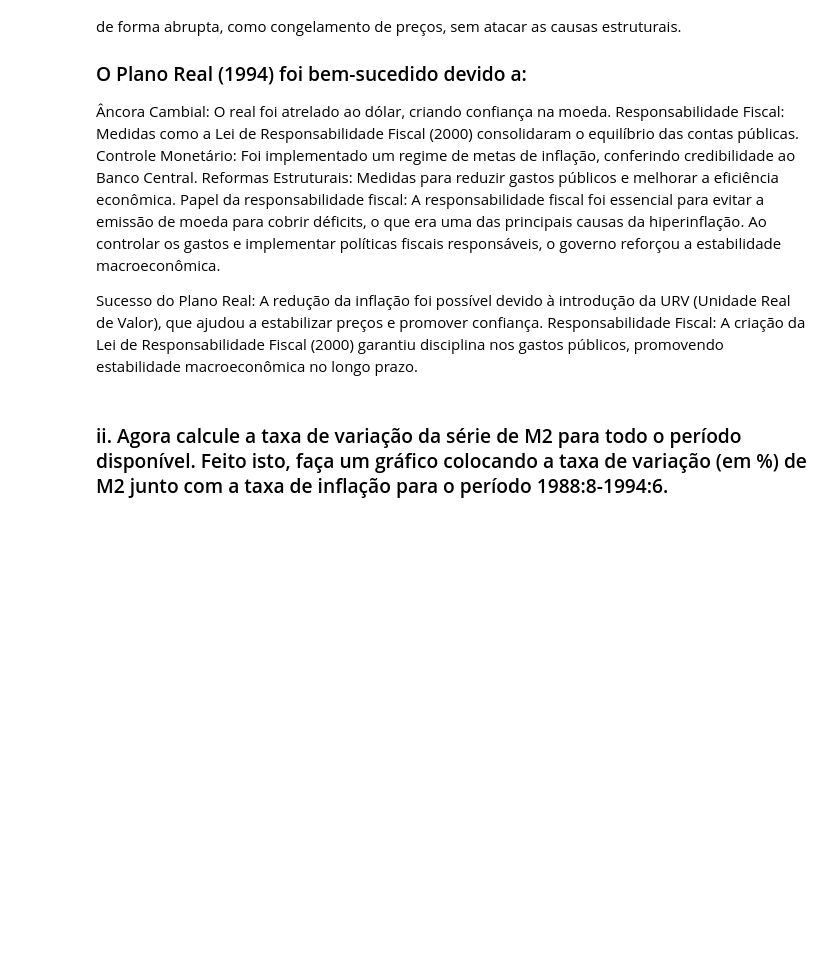
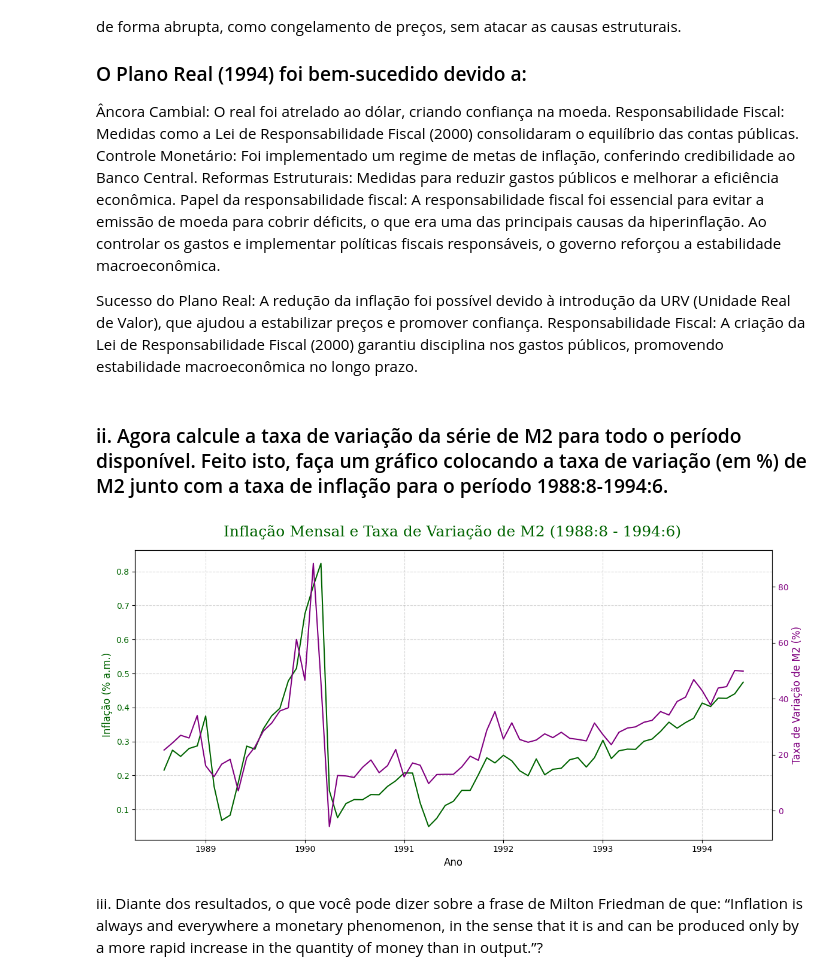
Before and after one commit to meduardajustino/Macroeconomia1, a Jupyter notebook: Lista 1/Questão 3/Questão_3.ipynb, the cells around one changed output. Saved outputs shown, nothing was run; the diff lists cells and outputs as text; code cells hidden in the pictures; blank space fills up the shorter version.

```diff
--- a/Lista 1/Questão 3/Questão_3.ipynb
+++ b/Lista 1/Questão 3/Questão_3.ipynb
@@ -57,3 +79,5 @@ ipca_1994_em_diante = ipca[ipca['Data'] >= '1994-07-01']
+# %%
+ipca['IPCA (% a.m.)'] = ipca['IPCA (% a.m.)']/100
 # %%
 plt.figure(figsize=(12, 6))
 plt.plot(ipca['Data'], ipca['IPCA (% a.m.)'], label='Inflação Mensal', color='darkgreen')
@@ -139,3 +165,40 @@ Sucesso do Plano Real: A redução da inflação foi possível devido à introdu
 Responsabilidade Fiscal: A criação da Lei de Responsabilidade Fiscal (2000) garantiu disciplina nos gastos públicos, promovendo estabilidade macroeconômica no longo prazo.
 # %% [markdown]
 ### ii. Agora calcule a taxa de variação da série de M2 para todo o período disponível. Feito isto, faça um gráfico colocando a taxa de variação (em %) de M2 junto com a taxa de inflação para o período 1988:8-1994:6.
+# %%
+# Taxa de variação de M2
+m2_milhoes['Taxa_Variacao_M2'] = m2_milhoes['M2'].pct_change() * 100
+# %%
+# Filtrando o período (1988:8 até 1994:6) para inflação e M2
+periodo_inicio = pd.Timestamp('1988-08-01')
+periodo_fim = pd.Timestamp('1994-06-01')
+
+ipca_periodo = ipca[(ipca['Data'] >= periodo_inicio) & (ipca['Data'] <= periodo_fim)]
+m2_milhoes_periodo = m2_milhoes[(m2_milhoes['Data'] >= periodo_inicio) & (m2_milhoes['Data'] <= periodo_fim)]
+# %%
+fig, ax1 = plt.subplots(figsize=(12, 6))
+
+# eixo - IPCA
+ax1.plot(ipca_periodo['Data'], ipca_periodo['IPCA (% a.m.)'], color='darkgreen', label='Inflação Mensal')
+ax1.set_xlabel('Ano', fontsize=12)
+ax1.set_ylabel('Inflação (% a.m.)', color='darkgreen', fontsize=12)
+ax1.tick_params(axis='y', labelcolor='darkgreen')
+ax1.grid(True, linestyle='--', alpha=0.5)
+
+# eixo - Taxa de variação de M2
+ax2 = ax1.twinx()
+ax2.plot(m2_milhoes_periodo['Data'], m2_milhoes_periodo['Taxa_Variacao_M2'], color='purple', label='Taxa de Variação de M2')
+ax2.set_ylabel('Taxa de Variação de M2 (%)', color='purple', fontsize=12)
+ax2.tick_params(axis='y', labelcolor='purple')
+
+
+fig.suptitle('Inflação Mensal e Taxa de Variação de M2 (1988:8 - 1994:6)', fontsize=18, fontdict={'family': 'serif', 'color': 'darkgreen'})
+fig.tight_layout()
+plt.show()
+# %% [output]
+[figure, added]
+# %% [markdown]
+iii. Diante dos resultados, o que você pode dizer sobre a frase de Milton Friedman de que:
+“Inflation is always and everywhere a monetary phenomenon, in the sense that it is
+and can be produced only by a more rapid increase in the quantity of money than in
+output.”?
```
Also changed, not shown: parts of 12 cells of this notebook, 9 other files.
